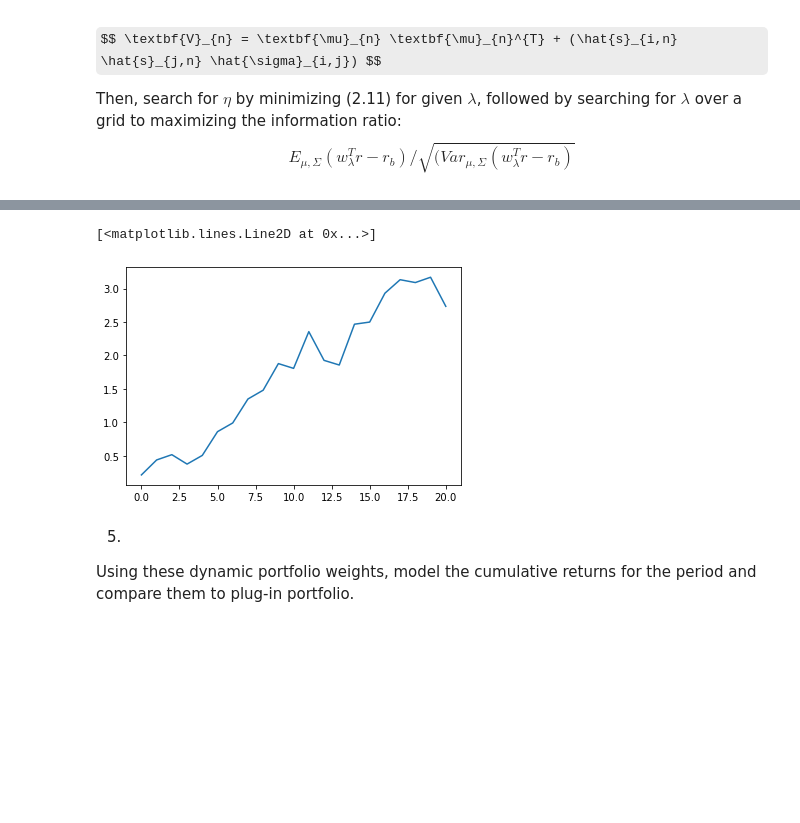
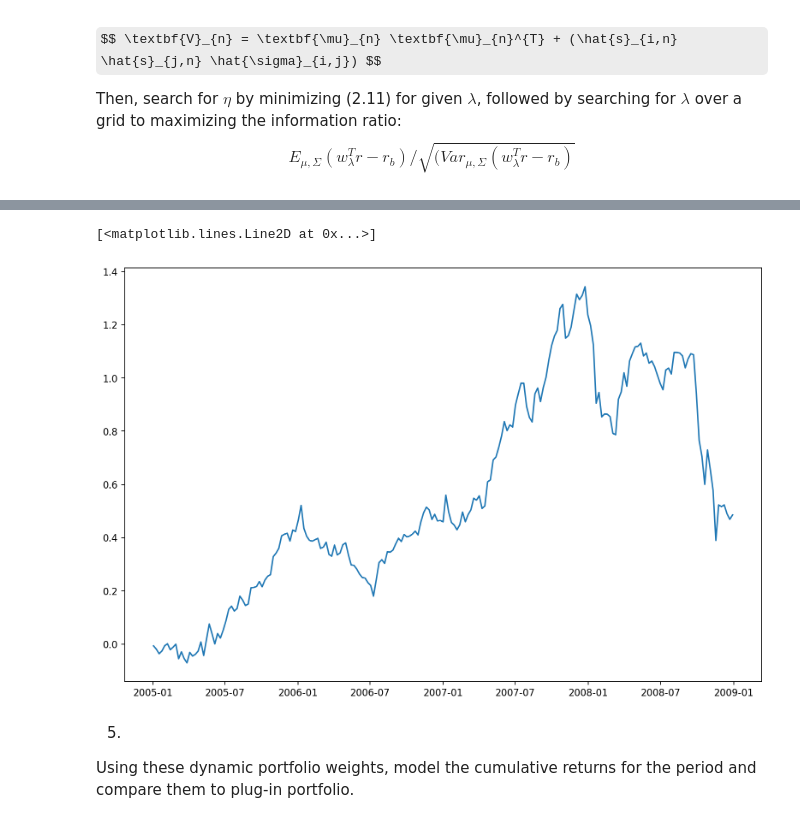
Before and after one commit to quinn-holl/FinancialStatistics, a Jupyter notebook: Team Project/Team_Project.ipynb, the cells around one changed output, grey strips where cells are left out. Drawn from its saved outputs; the diff is of its cells as text; code cells hidden in the pictures; some formulas as TeX source; blank space fills up the shorter version.

```diff
--- a/Team Project/Team_Project.ipynb
+++ b/Team Project/Team_Project.ipynb
@@ -14,8 +16,8 @@ import yfinance as yf
 # %%
 #spx is the sp500
 data = yf.download(
-        tickers = 'wfc jpm aapl msft googl ibm wmt aig ge spy',
-        start = "2005-01-01",
+        tickers = 'wfc jpm aapl msft ibm wmt aig ge spy',
+        start = "2002-09-10",
         end = "2008-12-31",
         interval = "1wk",
         group_by = 'ticker',
@@ -153,8 +246,8 @@ eta: -0.10307198105737173
 # %%
 #Define function for calculating mu and V
-onePerReturn
-cum = np.cumsum(onePerReturn)
-plt.plot(cum)
+plt.figure(figsize=(12,8), dpi = 160)
+cumulativeReturn = np.cumsum(plotting_df["Excess Return"])
+plt.plot(cumulativeReturn)
 # %% [output]
 [<matplotlib.lines.Line2D at 0x...>]
-[figure, old version]
+[figure, new version]
```
Also changed, not shown: parts of 10 cells of this notebook.
